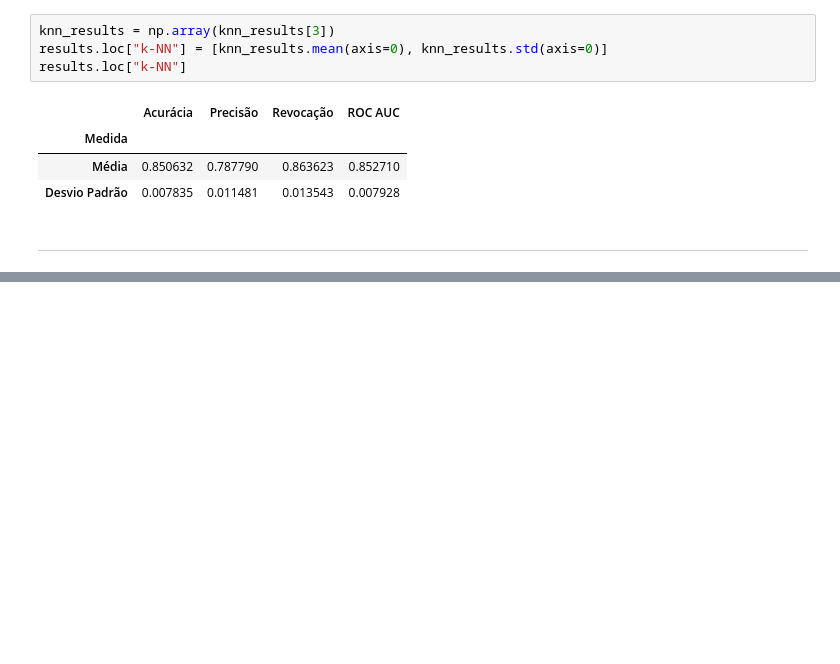
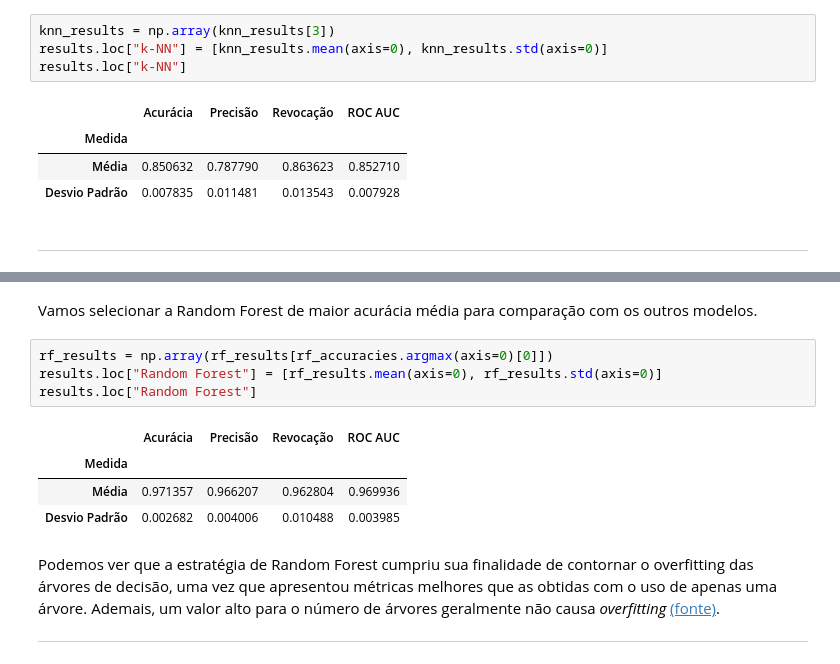
Before and after one commit to marscos/learning_exoplanets, a Jupyter notebook: Aprendizado de Máquina - TP1.ipynb, the cells around one changed output, grey strips where cells are left out. Cells and saved outputs as stored; diff of their text form; blank space fills up the shorter version.

```diff
--- a/Aprendizado de Máquina - TP1.ipynb
+++ b/Aprendizado de Máquina - TP1.ipynb
@@ -495,0 +516,15 @@ results.loc["k-NN"]
+# %% [markdown]
+Vamos selecionar a Random Forest de maior acurácia média para comparação com os outros modelos.
+# %%
+rf_results = np.array(rf_results[rf_accuracies.argmax(axis=0)[0]])
+results.loc["Random Forest"] = [rf_results.mean(axis=0), rf_results.std(axis=0)]
+results.loc["Random Forest"]
+# %% [output]
+|  | Acurácia | Precisão | Revocação | ROC AUC |
+| Medida |  |  |  |  |
+| Média | 0.971357 | 0.966207 | 0.962804 | 0.969936 |
+| Desvio Padrão | 0.002682 | 0.004006 | 0.010488 | 0.003985 |
+# %% [markdown]
+Podemos ver que a estratégia de Random Forest cumpriu sua finalidade de contornar o overfitting das árvores de decisão, uma vez que apresentou métricas melhores que as obtidas com o uso de apenas uma árvore. Ademais, um valor alto para o número de árvores geralmente não causa _overfitting_ [(fonte)](https://www.stat.berkeley.edu/~breiman/RandomForests/cc_home.htm#remarks).
+
+---
```
Also changed, not shown: parts of 17 cells of this notebook, 5 other files.
